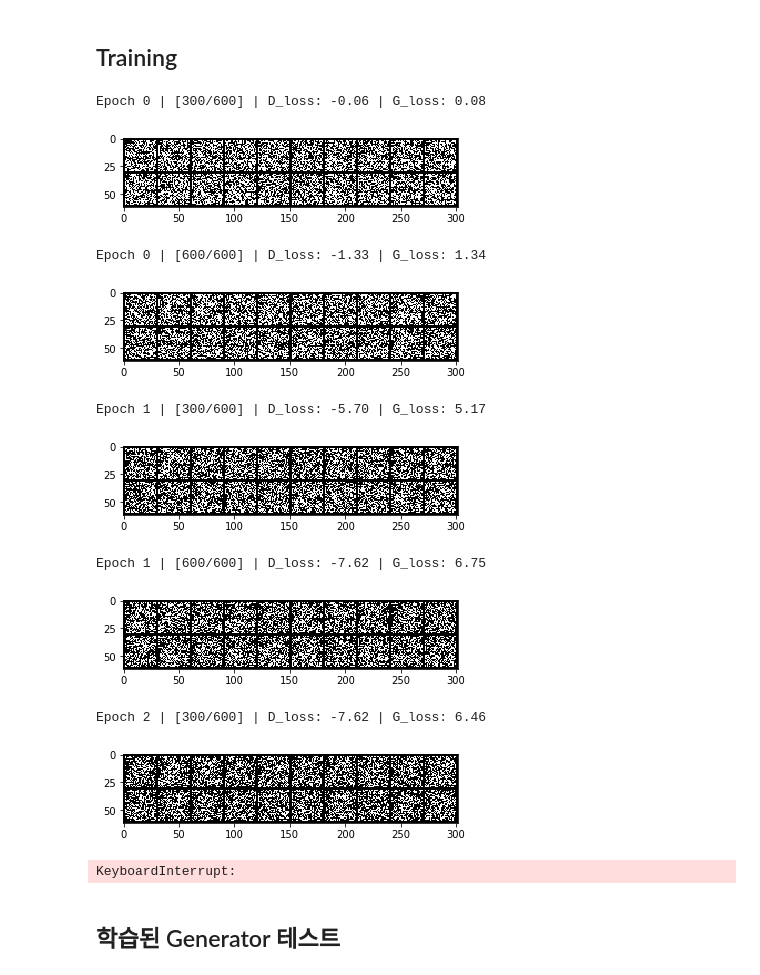
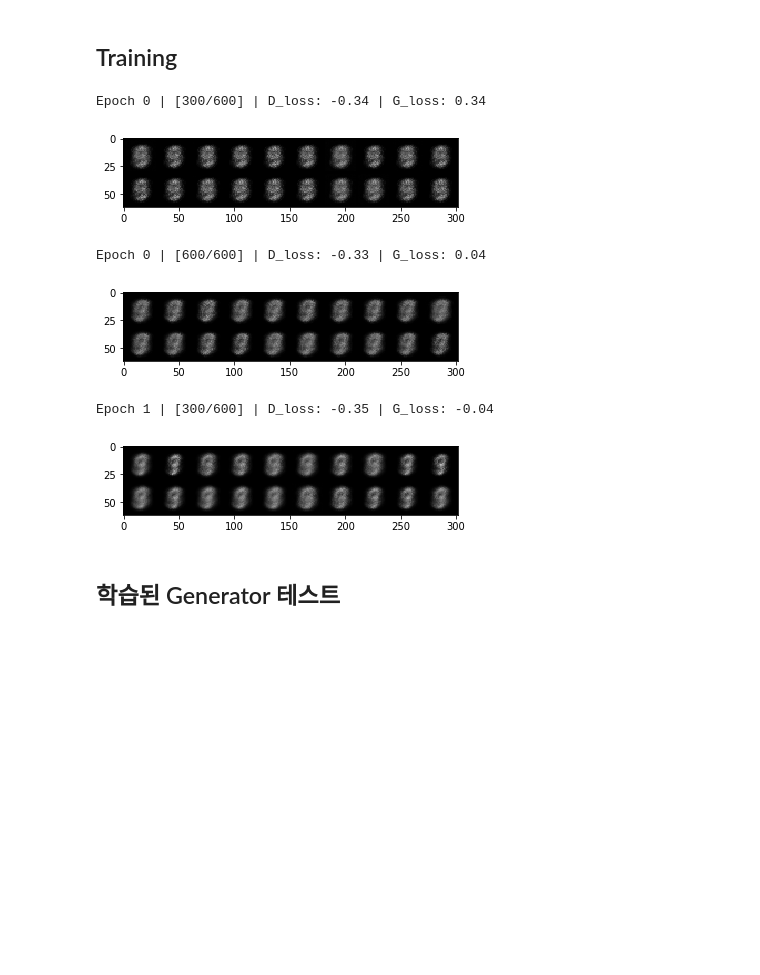
Before and after one commit to insujeon/Hello-Generative-Model, a Jupyter notebook: Day05/WGAN.ipynb, the cells around one changed output. Saved outputs shown, nothing was run; the diff lists cells and outputs as text; code cells hidden in the pictures; blank space fills up the shorter version.

```diff
--- a/Day05/WGAN.ipynb
+++ b/Day05/WGAN.ipynb
@@ -75,15 +75,15 @@ Sequential(
 ## Defin Optimizer
 # %%
 # Optimizers
-G_solver = optim.RMSprop(G.parameters(), lr=0.0002)
-D_solver = optim.RMSprop(D.parameters(), lr=0.0001)
+G_solver = optim.RMSprop(G.parameters(), lr=0.0005)
+D_solver = optim.RMSprop(D.parameters(), lr=0.0005)
 # %% [markdown]
 ## Training
 # %%
 # for epoch in range(20):
 #     for num_iters, batch_data in enumerate(dataloader,0):
 
-for epoch in range(200):
+for epoch in range(100):
     dataiter = iter(dataloader)
     num_iters = 0
     while num_iters < len(dataloader):
@@ -113,44 +113,39 @@ for epoch in range(200):
         # Train Generator
         z = Variable(torch.randn(batch_size, z_dim).cuda())
         X_fake = G(z)
         D_fake = D(X_fake)
         G_loss = -D_fake.mean()
 
         G_loss.backward()
         G_solver.step()
 
         # Reset gradient
         G.zero_grad()
         D.zero_grad()
 
         # Print and plot
         if num_iters % 300 == 0:
             print('Epoch {} | [{}/{}] | D_loss: {:.2f} | G_loss: {:.2f}'
                   .format(epoch, num_iters, len(dataloader), float(D_loss.data), float(G_loss.data)))
 
             display_size = 20
             z = Variable(torch.randn(display_size, z_dim)).cuda()
             fake_images = G(z)
             plt.imshow(make_grid((fake_images.data.view(display_size,1,28,28)), nrow=10).cpu().permute(1,2,0).numpy())
             plt.show()
 
             if not os.path.exists('wgan_out/'):
                 os.makedirs('wgan_out/')
             title = str(epoch)+'_'+str(num_iters)
             save_image(fake_images.data.view(display_size,1,28,28), 'wgan_out/'+title+'.png', nrow=10)
 #             vf.imshow_multi(fake_images.data.view(display_size,1,28,28).cpu(), nrow=10, title=title,factor=1)
 # %% [output]
-Epoch 0 | [300/600] | D_loss: -0.06 | G_loss: 0.08
+Epoch 0 | [300/600] | D_loss: -0.34 | G_loss: 0.34
-[figure, old version]
+[figure, new version]
-Epoch 0 | [600/600] | D_loss: -1.33 | G_loss: 1.34
+Epoch 0 | [600/600] | D_loss: -0.33 | G_loss: 0.04
-[figure, old version]
+[figure, new version]
-Epoch 1 | [300/600] | D_loss: -5.70 | G_loss: 5.17
+Epoch 1 | [300/600] | D_loss: -0.35 | G_loss: -0.04
-[figure, old version]
+[figure, new version]
-Epoch 1 | [600/600] | D_loss: -7.62 | G_loss: 6.75
-[figure, removed]
-Epoch 2 | [300/600] | D_loss: -7.62 | G_loss: 6.46
-[figure, removed]
-KeyboardInterrupt:
 # %% [markdown]
 ## 학습된 Generator 테스트
 # %%
```
